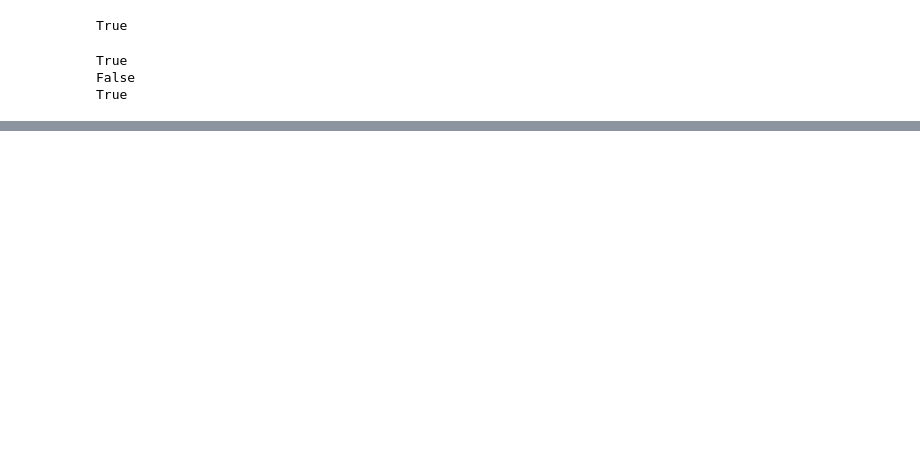
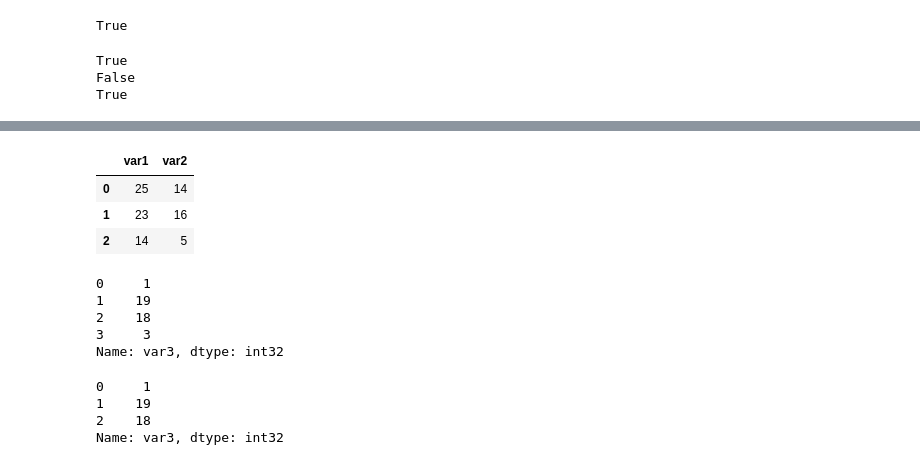
Before and after one commit to IbrahimErkan/Python-Programlama, a Jupyter notebook: DataManipulation-PANDAS.ipynb, the cells around one changed output, grey strips where cells are left out. Cells and saved outputs as stored; diff of their text form; code cells hidden in the pictures; blank space fills up the shorter version.

```diff
--- a/DataManipulation-PANDAS.ipynb
+++ b/DataManipulation-PANDAS.ipynb
@@ -520,0 +581,22 @@ df
+# %%
+df.iloc[:3,:2]
+# %% [output]
+|  | var1 | var2 |
+| 0 | 25 | 14 |
+| 1 | 23 | 16 |
+| 2 | 14 | 5 |
+# %%
+df.loc[0:3, "var3"]
+# %% [output]
+0     1
+1    19
+2    18
+3     3
+Name: var3, dtype: int32
+# %%
+df.iloc[0:3]["var3"]
+# %% [output]
+0     1
+1    19
+2    18
+Name: var3, dtype: int32
```
Also changed, not shown: parts of 28 cells of this notebook.
